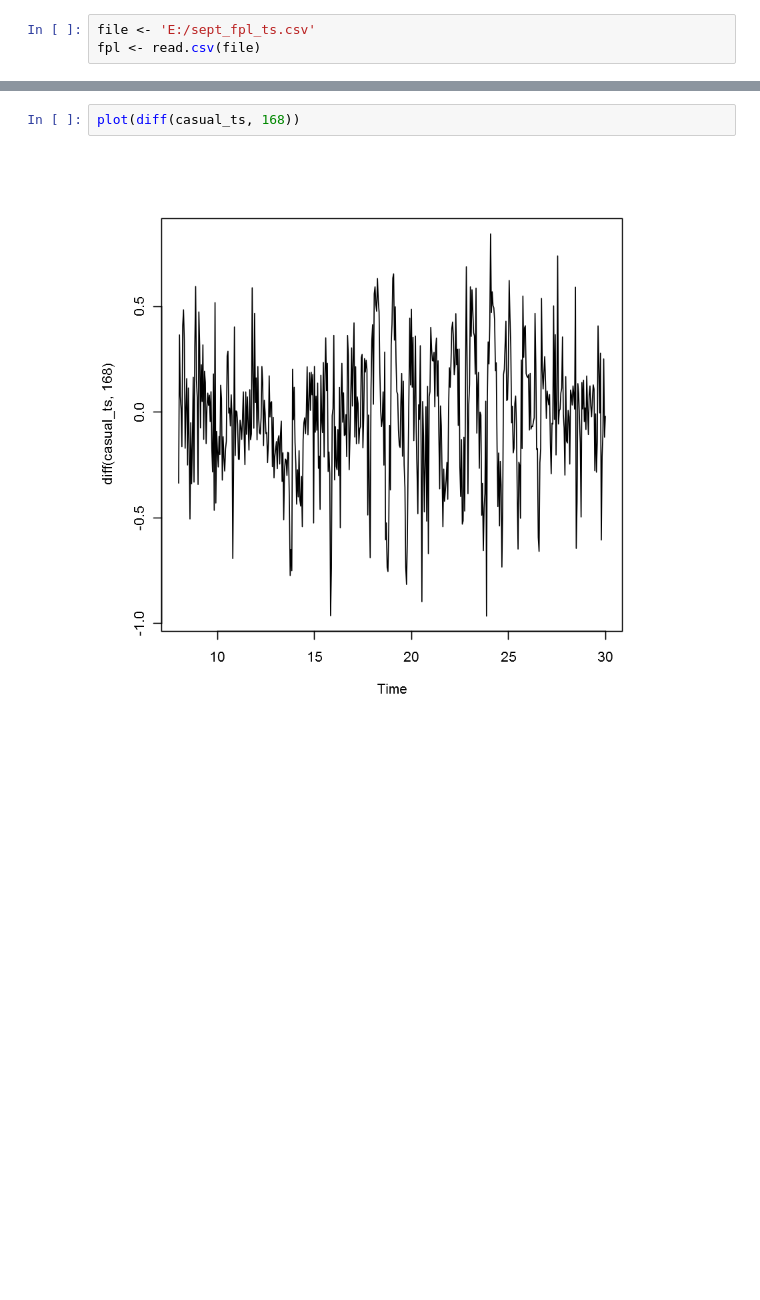
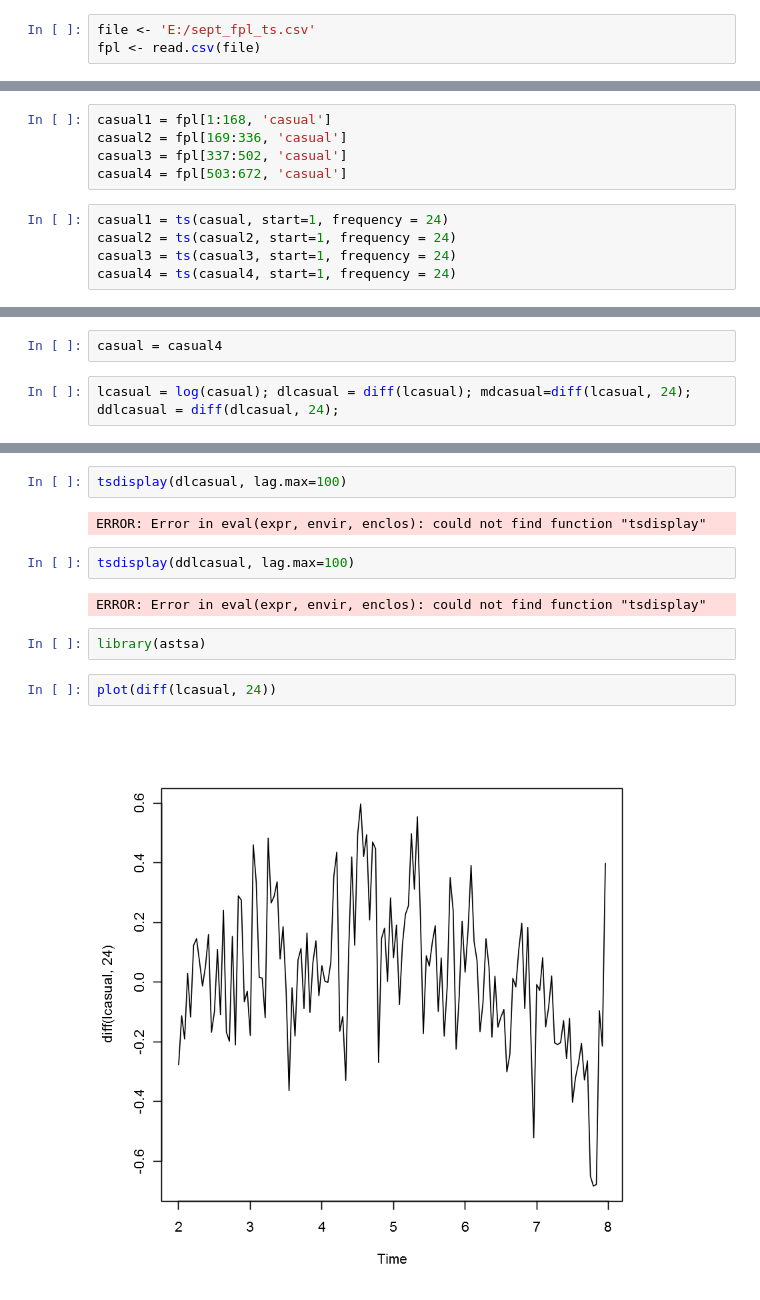
Before and after one commit to tj2huang/nyu-twipsy, a Jupyter notebook: ARIMA.ipynb, the cells around one changed output, grey strips where cells are left out. Cells and saved outputs as stored; diff of their text form; blank space fills up the shorter version.

```diff
--- a/ARIMA.ipynb
+++ b/ARIMA.ipynb
@@ -21,0 +4,10 @@ pacf(casual_ts, lag.max=200)
+# %%
+casual1 = fpl[1:168, 'casual']
+casual2 = fpl[169:336, 'casual']
+casual3 = fpl[337:502, 'casual']
+casual4 = fpl[503:672, 'casual']
+# %%
+casual1 = ts(casual, start=1, frequency = 24)
+casual2 = ts(casual2, start=1, frequency = 24)
+casual3 = ts(casual3, start=1, frequency = 24)
+casual4 = ts(casual4, start=1, frequency = 24)
@@ -21,0 +22,4 @@ pacf(casual_ts, lag.max=200)
+# %%
+casual = casual4
+# %%
+lcasual = log(casual); dlcasual = diff(lcasual); mdcasual=diff(lcasual, 24); ddlcasual = diff(dlcasual, 24);
@@ -22,4 +30,14 @@ pacf(casual_ts, lag.max=200)
+# %%
+tsdisplay(dlcasual, lag.max=100)
+# %% [output]
+ERROR: Error in eval(expr, envir, enclos): could not find function "tsdisplay"
+# %%
+tsdisplay(ddlcasual, lag.max=100)
+# %% [output]
+ERROR: Error in eval(expr, envir, enclos): could not find function "tsdisplay"
+# %%
+library(astsa)
 # %%
-plot(diff(casual_ts, 168))
+plot(diff(lcasual, 24))
 # %% [output]
-[figure, old version]
+[figure, new version]
```
Also changed, not shown: parts of 28 cells of this notebook, 5 other files.
